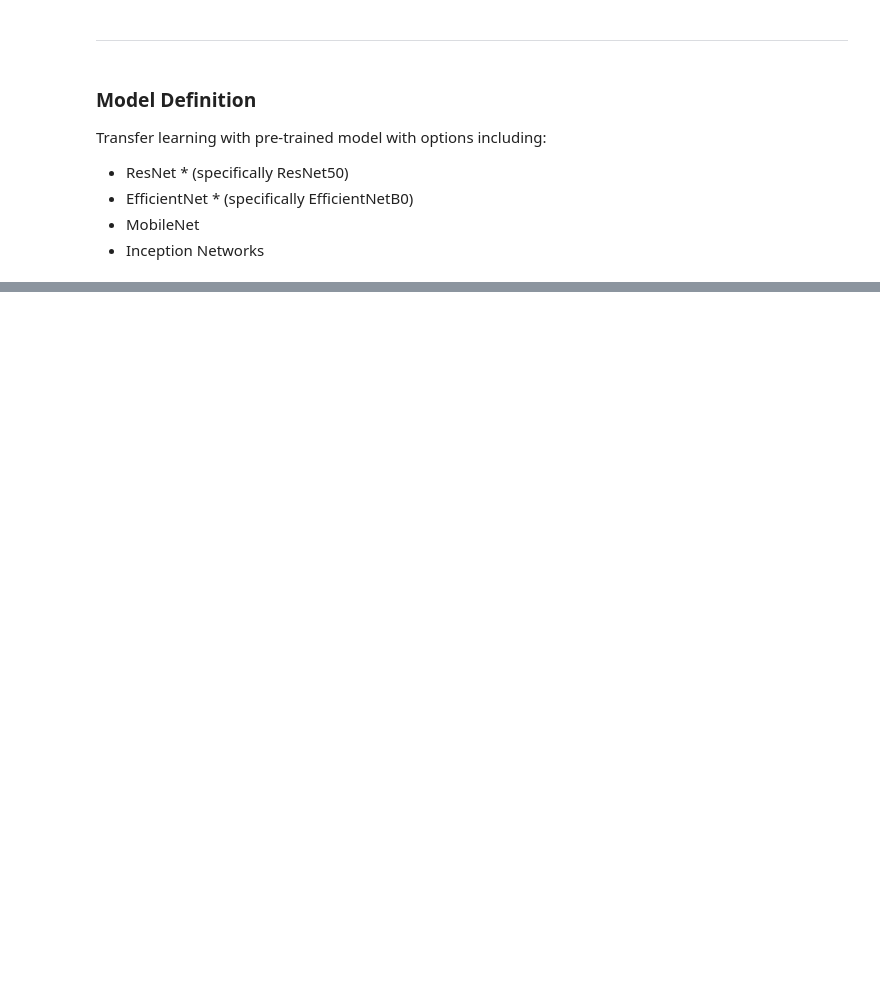
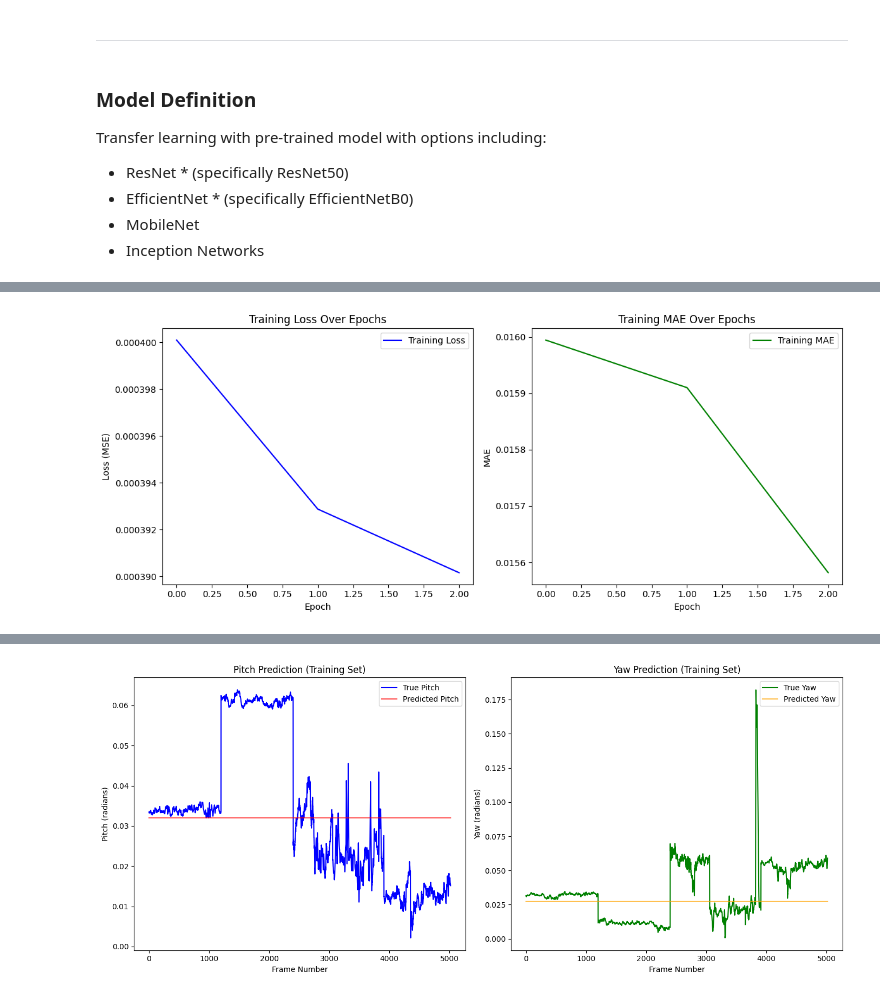
Before and after one commit to shaeantoine/calib_challenge, a Jupyter notebook: script.ipynb, the cells around one changed output, grey strips where cells are left out. Saved outputs shown, nothing was run; the diff lists cells and outputs as text; code cells hidden in the pictures; blank space fills up the shorter version.

Commit message:
EfficientNetB0 Implementation

```diff
--- a/script.ipynb
+++ b/script.ipynb
@@ -244,0 +245,17 @@ model.summary()
+# %%
+from tensorflow.keras.callbacks import EarlyStopping, ModelCheckpoint
+
+# Define callbacks
+early_stop = EarlyStopping(monitor='loss', patience=10, restore_best_weights=True)
+checkpoint = ModelCheckpoint('models/best_efficientnet_model.h5', monitor='loss', save_best_only=True)
+
+# Train the model
+#epochs = 50
+epochs = 3
+
+
+history = model.fit(
+    train_gen,                    # Your DataGenerator instance without augmentation
+    epochs=epochs,
+    callbacks=[early_stop, checkpoint]
+)
@@ -244,0 +269,57 @@ model.summary()
+# %%
+import matplotlib.pyplot as plt
+
+# Plot training loss and MAE
+plt.figure(figsize=(12, 5))
+
+plt.subplot(1, 2, 1)
+plt.plot(history.history['loss'], label='Training Loss', color='blue')
+#plt.plot(history_fine.history['loss'], label='Fine-Tuning Loss', color='orange')
+plt.xlabel('Epoch')
+plt.ylabel('Loss (MSE)')
+plt.title('Training Loss Over Epochs')
+plt.legend()
+
+plt.subplot(1, 2, 2)
+plt.plot(history.history['mae'], label='Training MAE', color='green')
+#plt.plot(history_fine.history['mae'], label='Fine-Tuning MAE', color='red')
+plt.xlabel('Epoch')
+plt.ylabel('MAE')
+plt.title('Training MAE Over Epochs')
+plt.legend()
+
+plt.tight_layout()
+plt.show()
+
+# Visualize predictions on training data
+train_predictions = model.predict(train_gen, verbose=1)
+train_pred_pitches = train_predictions[:, 0]
+train_pred_yaws = train_predictions[:, 1]
+
+# Function to plot predictions vs actual
+def plot_predictions(true_pitches, true_yaws, pred_pitches, pred_yaws, title_suffix=''):
+    plt.figure(figsize=(14, 6))
+
+    plt.subplot(1, 2, 1)
+    plt.plot(true_pitches, label='True Pitch', color='blue')
+    plt.plot(pred_pitches, label='Predicted Pitch', color='red', alpha=0.7)
+    plt.xlabel('Frame Number')
+    plt.ylabel('Pitch (radians)')
+    plt.title(f'Pitch Prediction {title_suffix}')
+    plt.legend()
+
+    plt.subplot(1, 2, 2)
+    plt.plot(true_yaws, label='True Yaw', color='green')
+    plt.plot(pred_yaws, label='Predicted Yaw', color='orange', alpha=0.7)
+    plt.xlabel('Frame Number')
+    plt.ylabel('Yaw (radians)')
+    plt.title(f'Yaw Prediction {title_suffix}')
+    plt.legend()
+
+    plt.tight_layout()
+    plt.show()
+
+# Plot for training data
+plot_predictions(pitches, yaws, train_pred_pitches, train_pred_yaws, title_suffix='(Training Set)')
+# %% [output]
+[figure, added]
@@ -244,0 +327 @@ model.summary()
+[figure, added]
```
Also changed, not shown: parts of 6 cells of this notebook.
